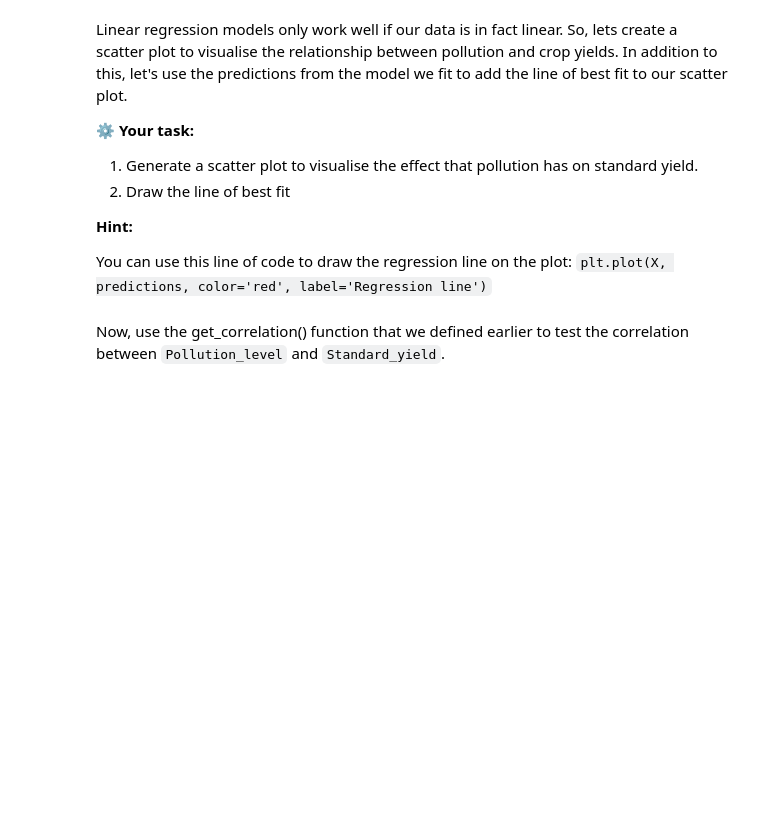
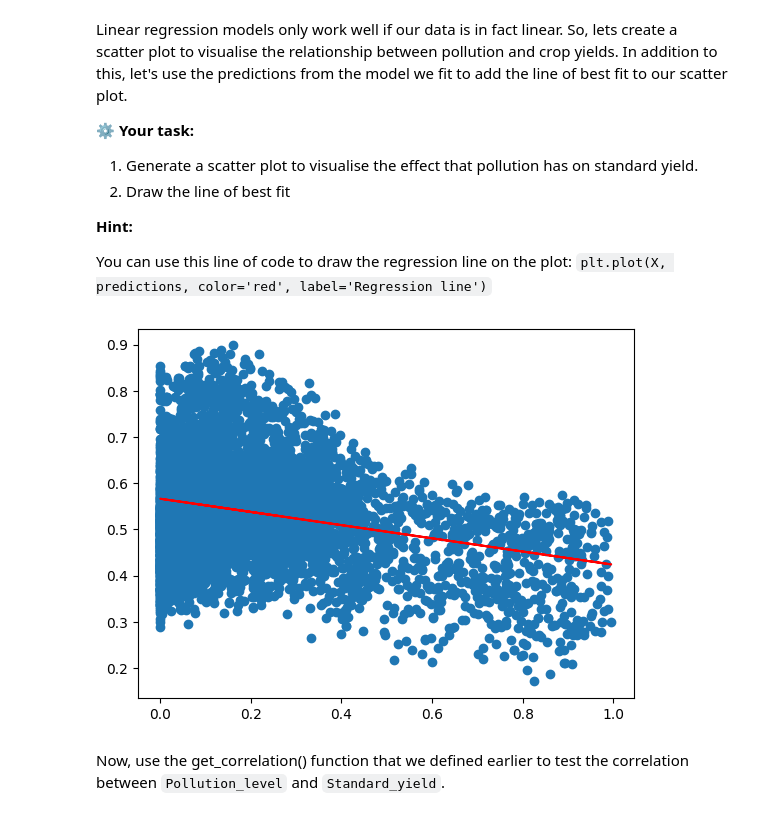
Before and after one commit to Ultra-Code/datascience_exploration, a Jupyter notebook: src/Regression/CodeChallenge/Linear_regression_Code_challenge.ipynb, the cells around one changed output. Drawn from its saved outputs; the diff is of its cells as text; code cells hidden in the pictures; blank space fills up the shorter version.

Commit message:
Solve Passed Linear Regression Assignment

```diff
--- a/src/Regression/CodeChallenge/Linear_regression_Code_challenge.ipynb
+++ b/src/Regression/CodeChallenge/Linear_regression_Code_challenge.ipynb
@@ -232,3 +235,6 @@ Create a function named `get_correlation` that:
 - Ensure your function returns the Pearson correlation coefficient as a float.
 # %%
 from scipy.stats import pearsonr
+# %%
+dataset = dataset.select_dtypes(include='number')
+dataset[["Ave_temps","Standard_yield"]].corr()
@@ -278,7 +289,9 @@ from sklearn.linear_model import LinearRegression
 def fit_linear_regression_model(df, pollution_col, yield_col):
 
     # Add code to fit the linear regression model and return the model, predictions, y-values.
-
+    lm = LinearRegression()
+    lm.fit(df[[pollution_col]], df[yield_col])
+    return lm, lm.predict(df[[pollution_col]]), df[yield_col]
 ### END FUNCTION
 # %% [markdown]
 Input:
@@ -309,8 +337,12 @@ You can use this line of code to draw the regression line on the plot:
 # %%
 X = dataset[['Pollution_level']]
 y = dataset['Standard_yield']
 
-# Add code to draw the scatter plot and the regression line
+plt.scatter(X,y)
+plt.plot(X,predictions, color ="red", label='Regression line')
+plt.show()
+# %% [output]
+[figure, added]
 # %% [markdown]
 Now, use the get_correlation() function that we defined earlier to test the correlation between `Pollution_level` and `Standard_yield`.
 # %%
```
Also changed, not shown: parts of 24 cells of this notebook.
